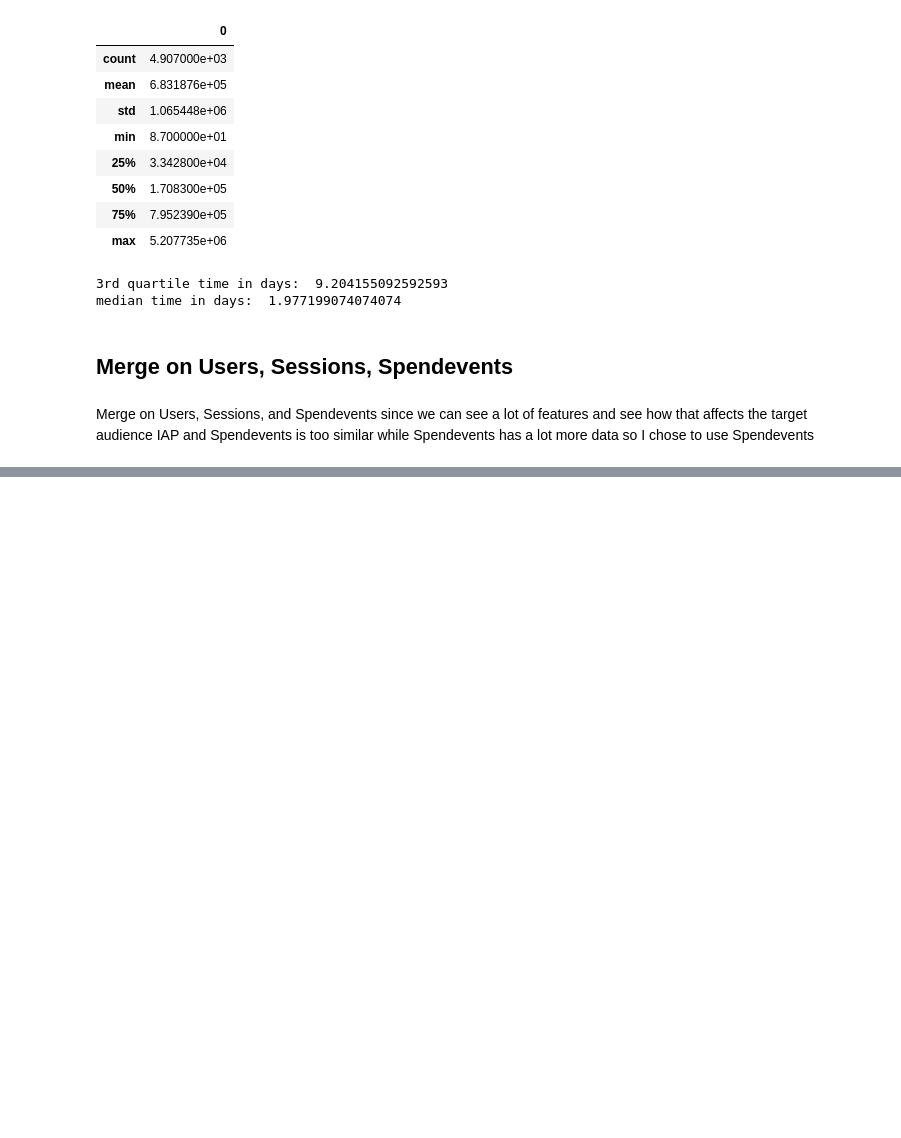
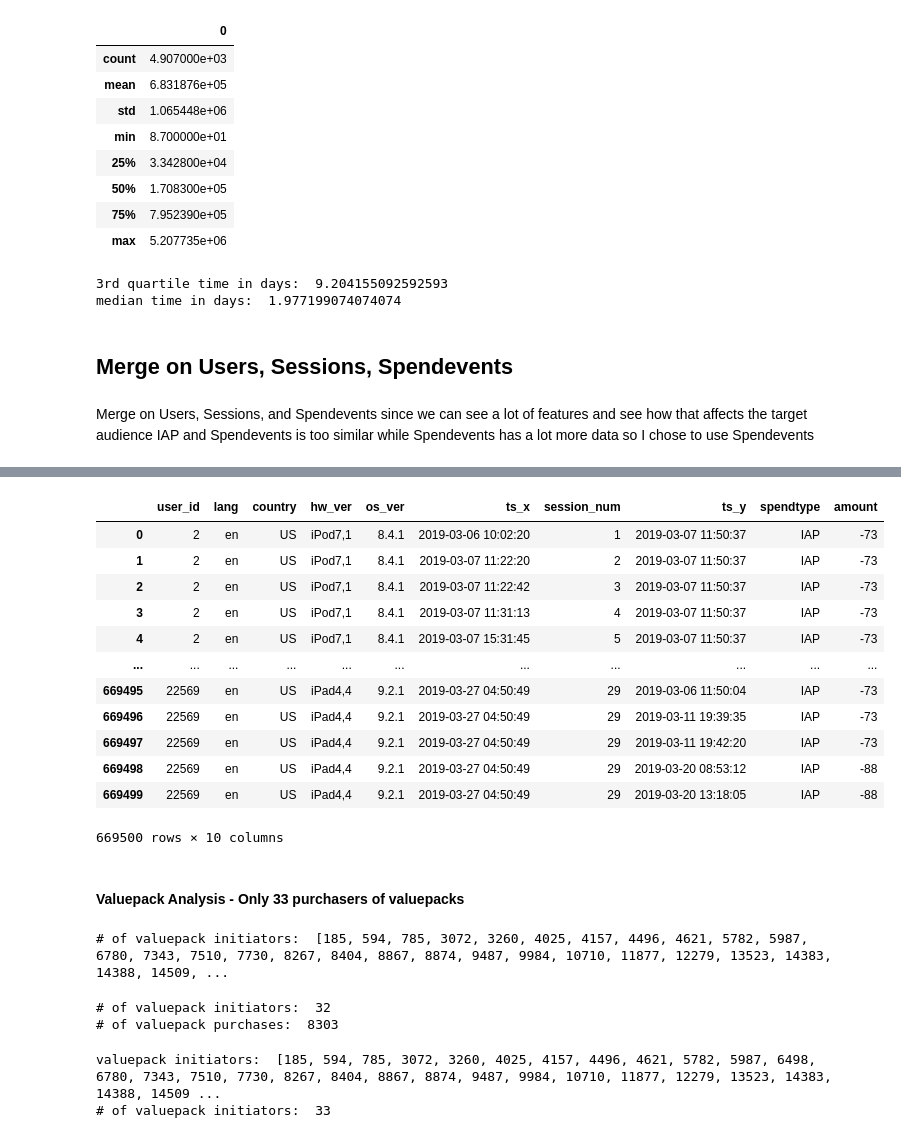
Before and after one commit to ericyeonpark/pg_data_exploratory_analysis, a Jupyter notebook: data_exploration_Eric_Park.ipynb, the cells around one changed output, grey strips where cells are left out. Saved outputs shown, nothing was run; the diff lists cells and outputs as text; code cells hidden in the pictures; blank space fills up the shorter version.

```diff
--- a/data_exploration_Eric_Park.ipynb
+++ b/data_exploration_Eric_Park.ipynb
@@ -558,0 +581,65 @@ users_sess_spend
+# %%
+# filter on spendtypes that give revenue to Pocket Gems
+value_filter = (users_sess_spend['spendtype'] == 'IAP') | (users_sess_spend['spendtype'] == 'valuepack')
+users_sess_spend_rev = users_sess_spend[value_filter]
+
+# reset index for iteration
+users_sess_spend_rev.reset_index(drop=True, inplace=True)
+
+users_sess_spend_rev
+# %% [output]
+|  | user_id | lang | country | hw_ver | os_ver | ts_x | session_num | ts_y | spendtype | amount |
+| 0 | 2 | en | US | iPod7,1 | 8.4.1 | 2019-03-06 10:02:20 | 1 | 2019-03-07 11:50:37 | IAP | -73 |
+| 1 | 2 | en | US | iPod7,1 | 8.4.1 | 2019-03-07 11:22:20 | 2 | 2019-03-07 11:50:37 | IAP | -73 |
+| 2 | 2 | en | US | iPod7,1 | 8.4.1 | 2019-03-07 11:22:42 | 3 | 2019-03-07 11:50:37 | IAP | -73 |
+| 3 | 2 | en | US | iPod7,1 | 8.4.1 | 2019-03-07 11:31:13 | 4 | 2019-03-07 11:50:37 | IAP | -73 |
+| 4 | 2 | en | US | iPod7,1 | 8.4.1 | 2019-03-07 15:31:45 | 5 | 2019-03-07 11:50:37 | IAP | -73 |
+| ... | ... | ... | ... | ... | ... | ... | ... | ... | ... | ... |
+| 669495 | 22569 | en | US | iPad4,4 | 9.2.1 | 2019-03-27 04:50:49 | 29 | 2019-03-06 11:50:04 | IAP | -73 |
+| 669496 | 22569 | en | US | iPad4,4 | 9.2.1 | 2019-03-27 04:50:49 | 29 | 2019-03-11 19:39:35 | IAP | -73 |
+| 669497 | 22569 | en | US | iPad4,4 | 9.2.1 | 2019-03-27 04:50:49 | 29 | 2019-03-11 19:42:20 | IAP | -73 |
+| 669498 | 22569 | en | US | iPad4,4 | 9.2.1 | 2019-03-27 04:50:49 | 29 | 2019-03-20 08:53:12 | IAP | -88 |
+| 669499 | 22569 | en | US | iPad4,4 | 9.2.1 | 2019-03-27 04:50:49 | 29 | 2019-03-20 13:18:05 | IAP | -88 |
+669500 rows × 10 columns
+# %% [markdown]
+#### Valuepack Analysis - Only 33 purchasers of valuepacks
+# %%
+# list of all consumers who's first purchase is a valuepack
+valuepack_initiators = []
+
+# iterate over dataframe to find all users who bought the value pack as their first purchase
+for i, val in enumerate(users_sess_spend_rev['spendtype']):
+    if (val == 'valuepack') & (users_sess_spend_rev['session_num'][i] == 1):
+        valuepack_initiators.append(users_sess_spend_rev['user_id'][i])
+
+# remove duplicates
+valuepack_initiators = list(dict.fromkeys(valuepack_initiators))
+
+print('# of valuepack initiators: ', valuepack_initiators)
+# %% [output]
+# of valuepack initiators:  [185, 594, 785, 3072, 3260, 4025, 4157, 4496, 4621, 5782, 5987, 6780, 7343, 7510, 7730, 8267, 8404, 8867, 8874, 9487, 9984, 10710, 11877, 12279, 13523, 14383, 14388, 14509, ...
+# %%
+# Theres not enough data for valuepack initiators, so we'll check data on users who bought the value pack
+print('# of valuepack initiators: ', len(valuepack_initiators))
+print('# of valuepack purchases: ', len(users_sess_spend_rev[users_sess_spend_rev['spendtype'] == 'valuepack']))
+# %% [output]
+# of valuepack initiators:  32
+# of valuepack purchases:  8303
+# %%
+# list of all consumers who's first purchase is a valuepack
+valuepack_buyers = []
+
+# iterate over dataframe to find all users who bought the value pack as their first purchase
+for i, val in enumerate(users_sess_spend_rev['spendtype']):
+    if val == 'valuepack':
+        valuepack_buyers.append(users_sess_spend_rev['user_id'][i])
+
+# remove duplicates
+valuepack_buyers = list(dict.fromkeys(valuepack_buyers))
+
+# Theres not enough data for valuepack buyers in general, so we'll make the target anyone who purchased gems
+print('valuepack initiators: ', valuepack_buyers)
+print('# of valuepack initiators: ', len(valuepack_buyers))
+# %% [output]
+valuepack initiators:  [185, 594, 785, 3072, 3260, 4025, 4157, 4496, 4621, 5782, 5987, 6498, 6780, 7343, 7510, 7730, 8267, 8404, 8867, 8874, 9487, 9984, 10710, 11877, 12279, 13523, 14383, 14388, 14509 ...
+# of valuepack initiators:  33
```
Also changed, not shown: parts of 10 cells of this notebook.
